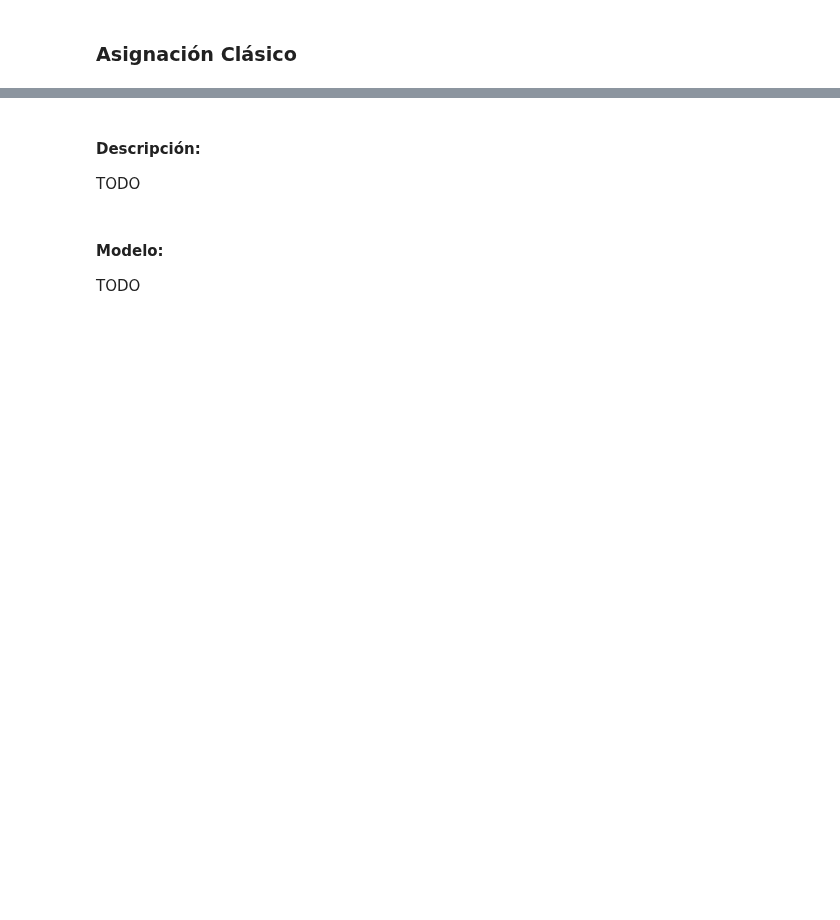
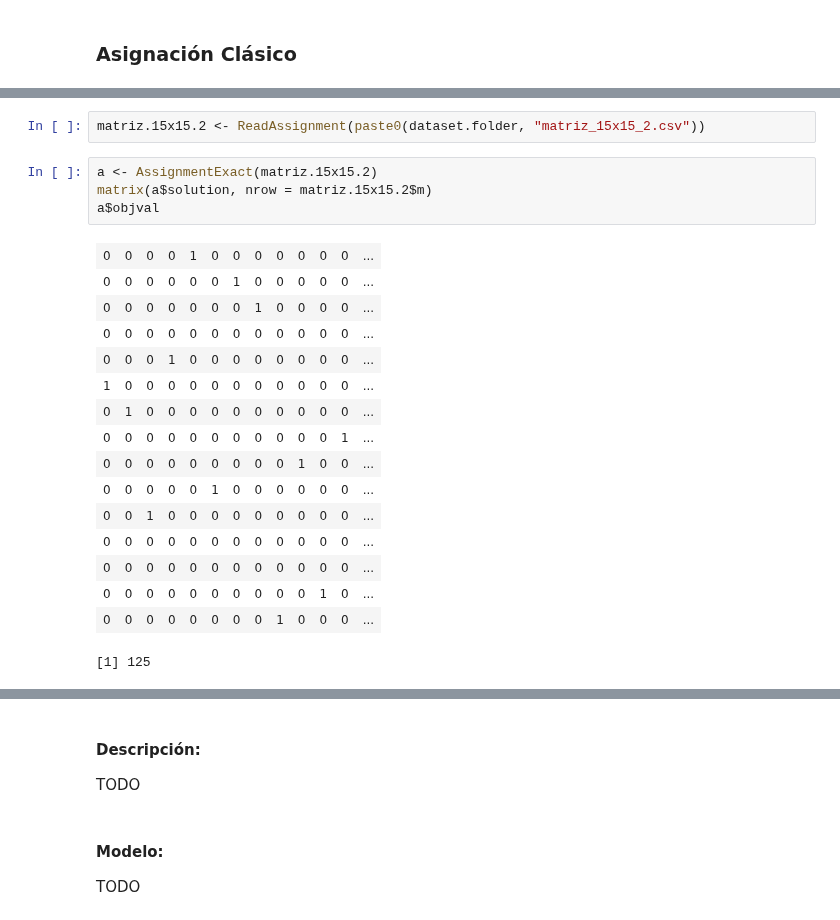
Before and after one commit to garciparedes/integer-programming-heuristics, a Jupyter notebook: integer-programming-assignment-heuristics.ipynb, the cells around one changed output, grey strips where cells are left out. Drawn from its saved outputs; the diff is of its cells as text; blank space fills up the shorter version.

```diff
--- a/integer-programming-assignment-heuristics.ipynb
+++ b/integer-programming-assignment-heuristics.ipynb
@@ -41,0 +306,23 @@ Solve <- function(direction = "max", f.obj, f.con, f.rhs, f.dir = rep("<=", nrow
+# %%
+matriz.15x15.2 <- ReadAssignment(paste0(dataset.folder, "matriz_15x15_2.csv"))
+# %%
+a <- AssignmentExact(matriz.15x15.2)
+matrix(a$solution, nrow = matriz.15x15.2$m)
+a$objval
+# %% [output]
+| 0 | 0 | 0 | 0 | 1 | 0 | 0 | 0 | 0 | 0 | 0 | 0 | ... |
+| 0 | 0 | 0 | 0 | 0 | 0 | 1 | 0 | 0 | 0 | 0 | 0 | ... |
+| 0 | 0 | 0 | 0 | 0 | 0 | 0 | 1 | 0 | 0 | 0 | 0 | ... |
+| 0 | 0 | 0 | 0 | 0 | 0 | 0 | 0 | 0 | 0 | 0 | 0 | ... |
+| 0 | 0 | 0 | 1 | 0 | 0 | 0 | 0 | 0 | 0 | 0 | 0 | ... |
+| 1 | 0 | 0 | 0 | 0 | 0 | 0 | 0 | 0 | 0 | 0 | 0 | ... |
+| 0 | 1 | 0 | 0 | 0 | 0 | 0 | 0 | 0 | 0 | 0 | 0 | ... |
+| 0 | 0 | 0 | 0 | 0 | 0 | 0 | 0 | 0 | 0 | 0 | 1 | ... |
+| 0 | 0 | 0 | 0 | 0 | 0 | 0 | 0 | 0 | 1 | 0 | 0 | ... |
+| 0 | 0 | 0 | 0 | 0 | 1 | 0 | 0 | 0 | 0 | 0 | 0 | ... |
+| 0 | 0 | 1 | 0 | 0 | 0 | 0 | 0 | 0 | 0 | 0 | 0 | ... |
+| 0 | 0 | 0 | 0 | 0 | 0 | 0 | 0 | 0 | 0 | 0 | 0 | ... |
+| 0 | 0 | 0 | 0 | 0 | 0 | 0 | 0 | 0 | 0 | 0 | 0 | ... |
+| 0 | 0 | 0 | 0 | 0 | 0 | 0 | 0 | 0 | 0 | 1 | 0 | ... |
+| 0 | 0 | 0 | 0 | 0 | 0 | 0 | 0 | 1 | 0 | 0 | 0 | ... |
+[1] 125
```
Also changed, not shown: parts of 61 cells of this notebook.
